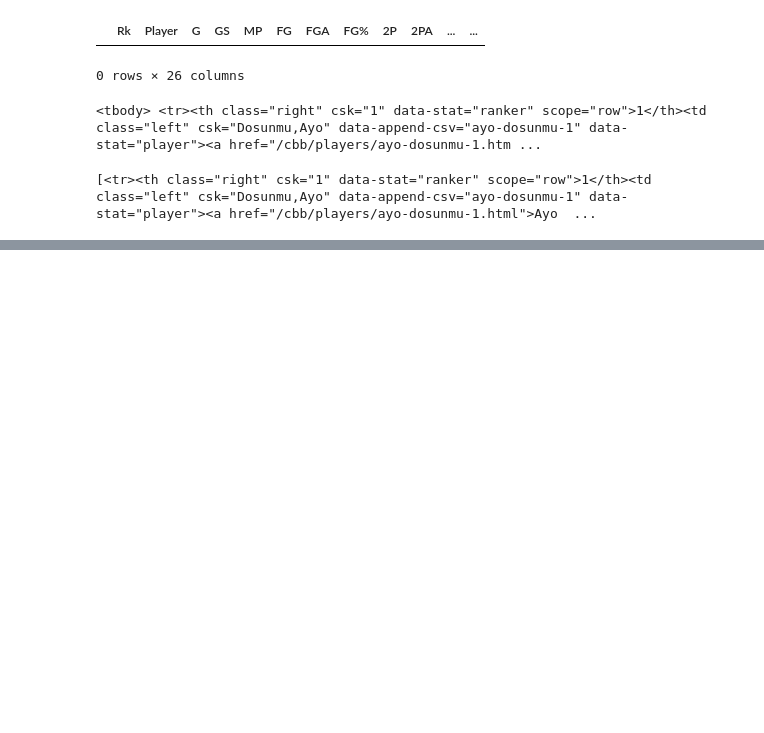
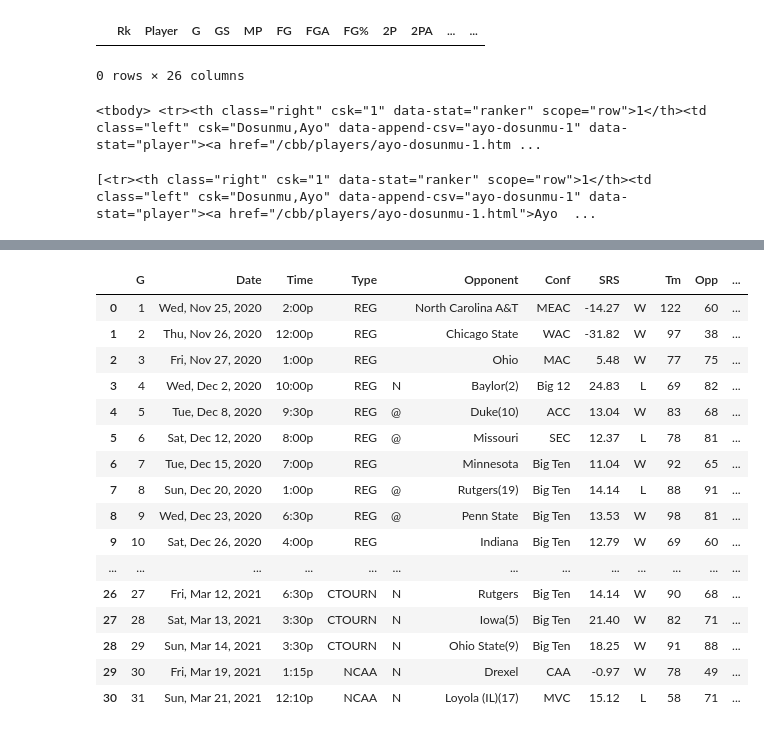
Before and after one commit to isaac-turk/DataDiveFa24, a Jupyter notebook: 2020-2021/chris.ipynb, the cells around one changed output, grey strips where cells are left out. Cells and saved outputs as stored; diff of their text form; code cells hidden in the pictures; blank space fills up the shorter version.

```diff
--- a/2020-2021/chris.ipynb
+++ b/2020-2021/chris.ipynb
@@ -258,6 +258,6 @@ for row in avpg_rows:
     whole_row.extend([td.get_text(strip=True) for td in data])
     print(whole_row)
 
-    df_avpg.loc[len(df_apvg)] = whole_row
+    df_avpg.loc[len(avpg_rows)] = whole_row
 # %% [output]
 ['1', 'Ayo Dosunmu', '28', '28', '35.1', '7.5', '15.4', '.488', '6.4', '12.4', '.511', '1.1', '2.9', '.390', '4.0', '5.1', '.783', '1.1', '5.2', '6.3', '5.3', '1.1', '0.2', '3.3', '2.1', '20.1']
@@ -266,0 +288,5 @@ df_avpg
+# %%
+url2 = 'https://www.sports-reference.com/cbb/schools/illinois/men/2021-schedule.html'
+page2 = requests.get(url2)
+soup2 = BeautifulSoup(page2.text, 'html')
+print(soup2)
@@ -266,0 +311,21 @@ df_avpg
+# %%
+sched_table = soup2.find('table', id='schedule')
+
+sched_elements = sched_table.find_all('th', scope='col')
+sched_titles = [th.get_text(strip=True) for th in sched_elements]
+df_sched = pd.DataFrame(columns=sched_titles)
+
+sched_body = sched_table.find('tbody')
+sched_rows = sched_body.find_all('tr')
+for row in sched_rows:
+    if 'thead' in row.get('class', []):
+        continue
+
+    header = row.find_all('th')
+    data = row.find_all('td')
+
+    whole_row = [th.get_text(strip = True) for th in header]
+    whole_row.extend([td.get_text(strip = True) for td in data])
+    print(whole_row)
+
+    df_sched.loc[len(df_sched)] = whole_row
@@ -266,0 +350,20 @@ df_avpg
+# %%
+df_sched
+# %% [output]
+|  | G | Date | Time | Type |  | Opponent | Conf | SRS |  | Tm | Opp | ... |
+| 0 | 1 | Wed, Nov 25, 2020 | 2:00p | REG |  | North Carolina A&T | MEAC | -14.27 | W | 122 | 60 | ... |
+| 1 | 2 | Thu, Nov 26, 2020 | 12:00p | REG |  | Chicago State | WAC | -31.82 | W | 97 | 38 | ... |
+| 2 | 3 | Fri, Nov 27, 2020 | 1:00p | REG |  | Ohio | MAC | 5.48 | W | 77 | 75 | ... |
+| 3 | 4 | Wed, Dec 2, 2020 | 10:00p | REG | N | Baylor(2) | Big 12 | 24.83 | L | 69 | 82 | ... |
+| 4 | 5 | Tue, Dec 8, 2020 | 9:30p | REG | @ | Duke(10) | ACC | 13.04 | W | 83 | 68 | ... |
+| 5 | 6 | Sat, Dec 12, 2020 | 8:00p | REG | @ | Missouri | SEC | 12.37 | L | 78 | 81 | ... |
+| 6 | 7 | Tue, Dec 15, 2020 | 7:00p | REG |  | Minnesota | Big Ten | 11.04 | W | 92 | 65 | ... |
+| 7 | 8 | Sun, Dec 20, 2020 | 1:00p | REG | @ | Rutgers(19) | Big Ten | 14.14 | L | 88 | 91 | ... |
+| 8 | 9 | Wed, Dec 23, 2020 | 6:30p | REG | @ | Penn State | Big Ten | 13.53 | W | 98 | 81 | ... |
+| 9 | 10 | Sat, Dec 26, 2020 | 4:00p | REG |  | Indiana | Big Ten | 12.79 | W | 69 | 60 | ... |
+| ... | ... | ... | ... | ... | ... | ... | ... | ... | ... | ... | ... | ... |
+| 26 | 27 | Fri, Mar 12, 2021 | 6:30p | CTOURN | N | Rutgers | Big Ten | 14.14 | W | 90 | 68 | ... |
+| 27 | 28 | Sat, Mar 13, 2021 | 3:30p | CTOURN | N | Iowa(5) | Big Ten | 21.40 | W | 82 | 71 | ... |
+| 28 | 29 | Sun, Mar 14, 2021 | 3:30p | CTOURN | N | Ohio State(9) | Big Ten | 18.25 | W | 91 | 88 | ... |
+| 29 | 30 | Fri, Mar 19, 2021 | 1:15p | NCAA | N | Drexel | CAA | -0.97 | W | 78 | 49 | ... |
+| 30 | 31 | Sun, Mar 21, 2021 | 12:10p | NCAA | N | Loyola (IL)(17) | MVC | 15.12 | L | 58 | 71 | ... |
```
Also changed, not shown: parts of 10 cells of this notebook, 3 other files.
